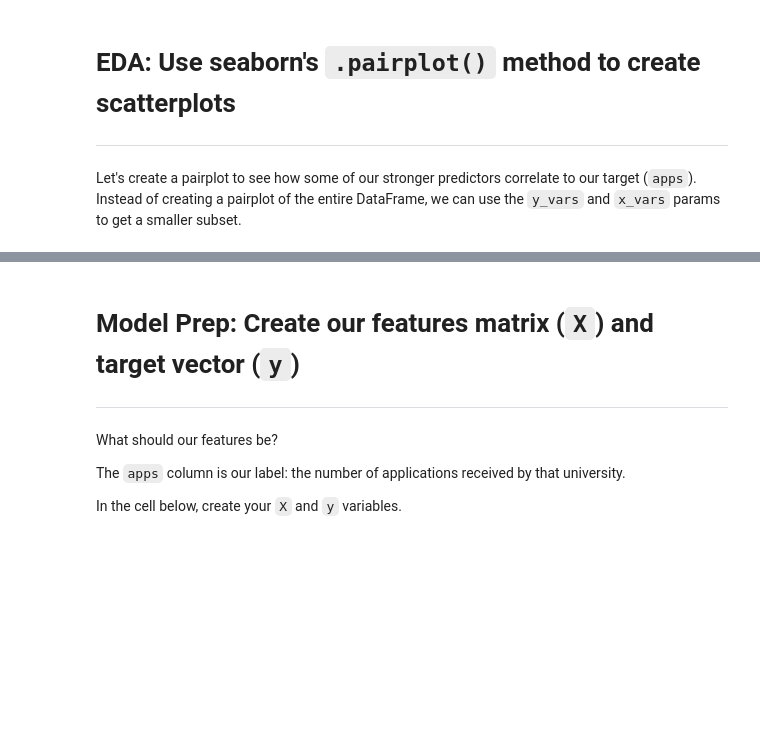
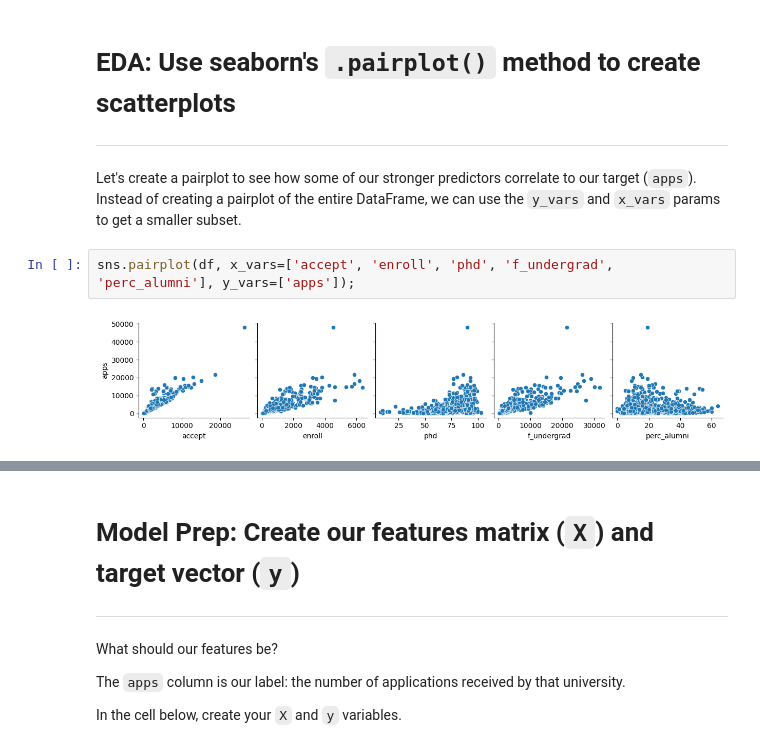
Before and after one commit to Ch3ddarr/DSB-Unit-03, a Jupyter notebook: 06 - Model Workflow/02-model-workflow.ipynb, the cells around one changed output, grey strips where cells are left out. Drawn from its saved outputs; the diff is of its cells as text; blank space fills up the shorter version.

```diff
--- a/06 - Model Workflow/02-model-workflow.ipynb
+++ b/06 - Model Workflow/02-model-workflow.ipynb
@@ -347,3 +353,7 @@ Heatmaps are an effective way to visually examine the correlational structure of
 ---
 
 Let's create a pairplot to see how some of our stronger predictors correlate to our target (`apps`). Instead of creating a pairplot of the entire DataFrame, we can use the `y_vars` and `x_vars` params to get a smaller subset.
+# %%
+sns.pairplot(df, x_vars=['accept', 'enroll', 'phd', 'f_undergrad', 'perc_alumni'], y_vars=['apps']);
+# %% [output]
+[figure, added]
```
Also changed, not shown: parts of 9 cells of this notebook.
